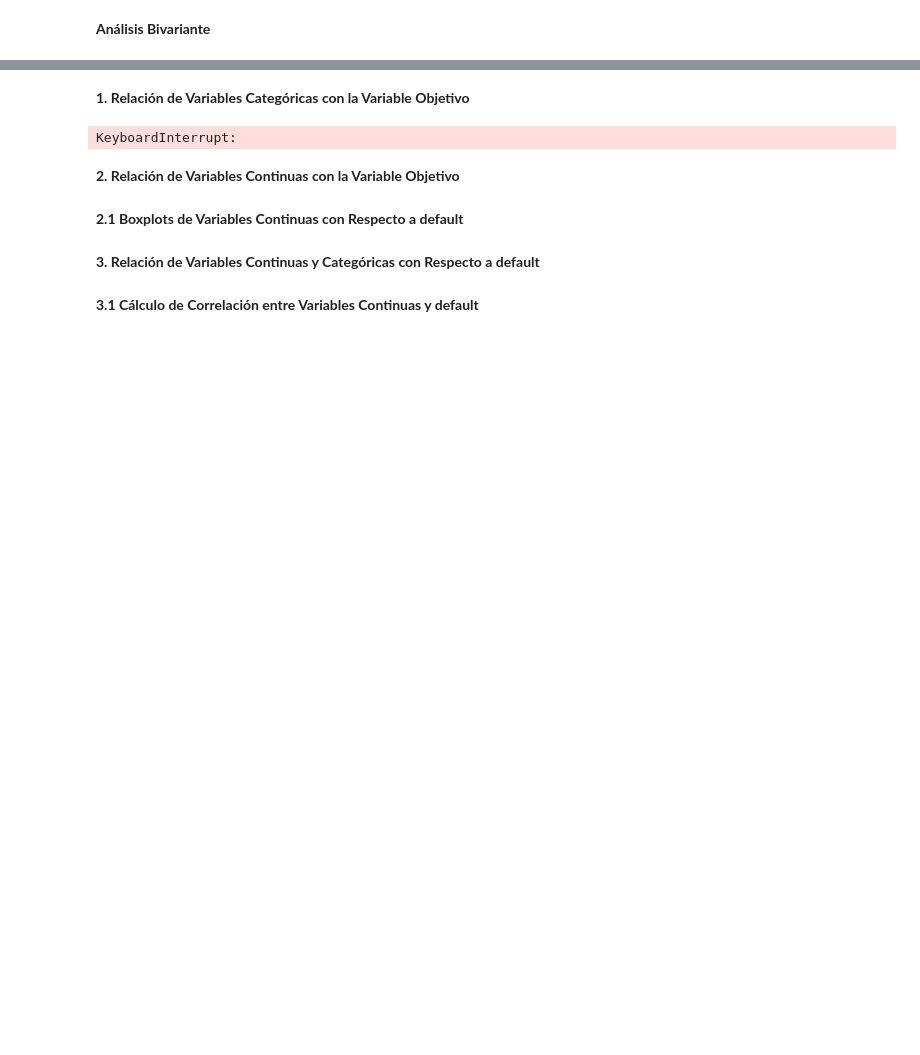
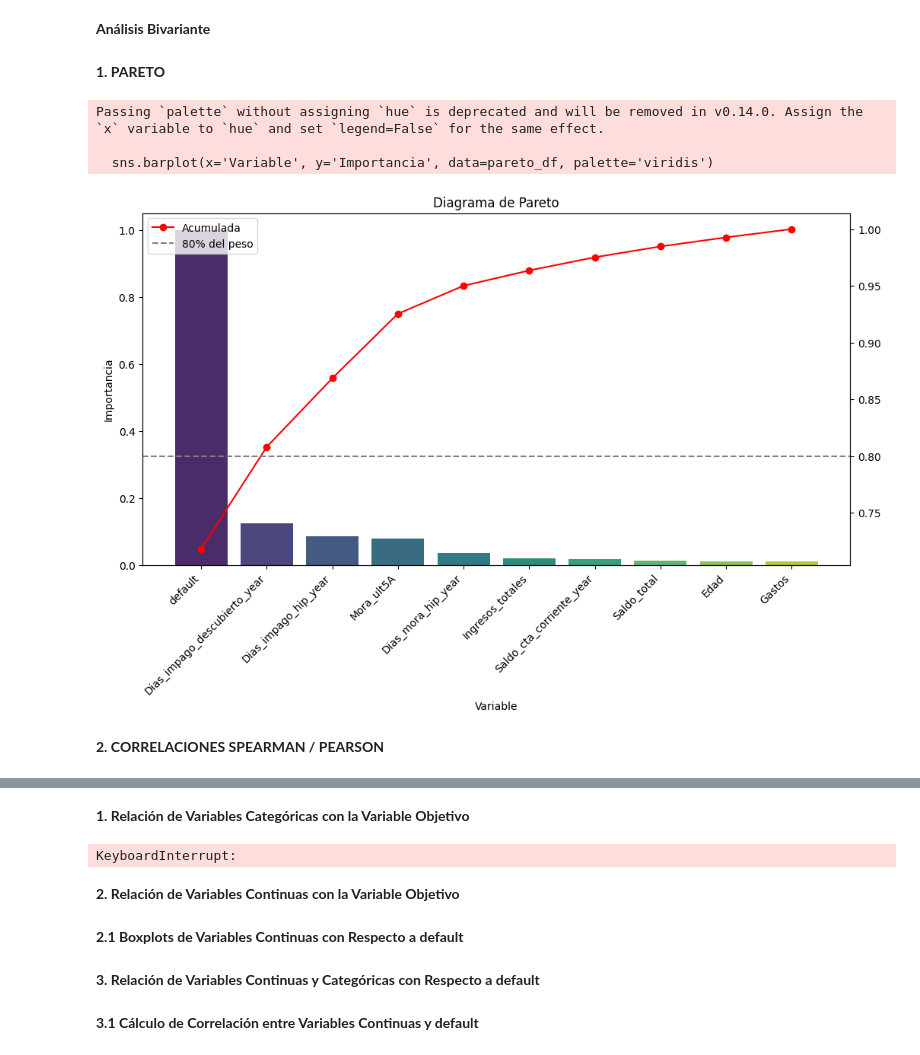
Before and after one commit to martamateosgon/Finanzas_MS, a Jupyter notebook: 2_marta_nagore.ipynb, the cells around one changed output, grey strips where cells are left out. Drawn from its saved outputs; the diff is of its cells as text; code cells hidden in the pictures; blank space fills up the shorter version.

```diff
--- a/2_marta_nagore.ipynb
+++ b/2_marta_nagore.ipynb
@@ -376,3 +376,43 @@ filtered_corr_matrix2.sort_values(by='Correlacion', ascending=False).reset_index
 | 9 | Dias_mora_hip_year | Dias_impago_hip_year | 0.255230 |
 # %% [markdown]
 **Análisis Bivariante**
+# %% [markdown]
+**1. PARETO**
+# %%
+# Calcular importancia (porcentaje acumulado) para cada variable
+importances = []
+variables = variables_interes.copy()
+for var in variables:
+    if df[var].dtype in ['int64', 'float64']:  # Variables continuas
+        correlation = abs(df[var].corr(df['default']))
+    else:  # Variables categóricas
+        contingency_table = pd.crosstab(df[var], df['default'])
+        chi2, p, _, _ = chi2_contingency(contingency_table, correction=False)
+        correlation = chi2  # Aproximación al peso relativo
+    importances.append((var, correlation))
+
+# Ordenar las variables por importancia
+importances = sorted(importances, key=lambda x: x[1], reverse=True)
+
+# Convertir a DataFrame y graficar
+pareto_df = pd.DataFrame(importances, columns=['Variable', 'Importancia'])
+pareto_df['Importancia_Acumulada'] = pareto_df['Importancia'].cumsum() / pareto_df['Importancia'].sum()
+
+# Graficar
+plt.figure(figsize=(12, 6))
+sns.barplot(x='Variable', y='Importancia', data=pareto_df, palette='viridis')
+plt.xticks(rotation=45, ha='right')
+plt.ylabel('Importancia')
+plt.title('Diagrama de Pareto')
+plt.twinx()
+plt.plot(pareto_df['Importancia_Acumulada'], color='r', marker='o', label='Acumulada')
+plt.axhline(0.8, color='gray', linestyle='--', label='80% del peso')
+plt.legend()
+plt.show()
+# %% [output]
+Passing `palette` without assigning `hue` is deprecated and will be removed in v0.14.0. Assign the `x` variable to `hue` and set `legend=False` for the same effect.
+
+  sns.barplot(x='Variable', y='Importancia', data=pareto_df, palette='viridis')
+[figure, added]
+# %% [markdown]
+**2. CORRELACIONES SPEARMAN / PEARSON**
```
Also changed, not shown: parts of 6 cells of this notebook.
